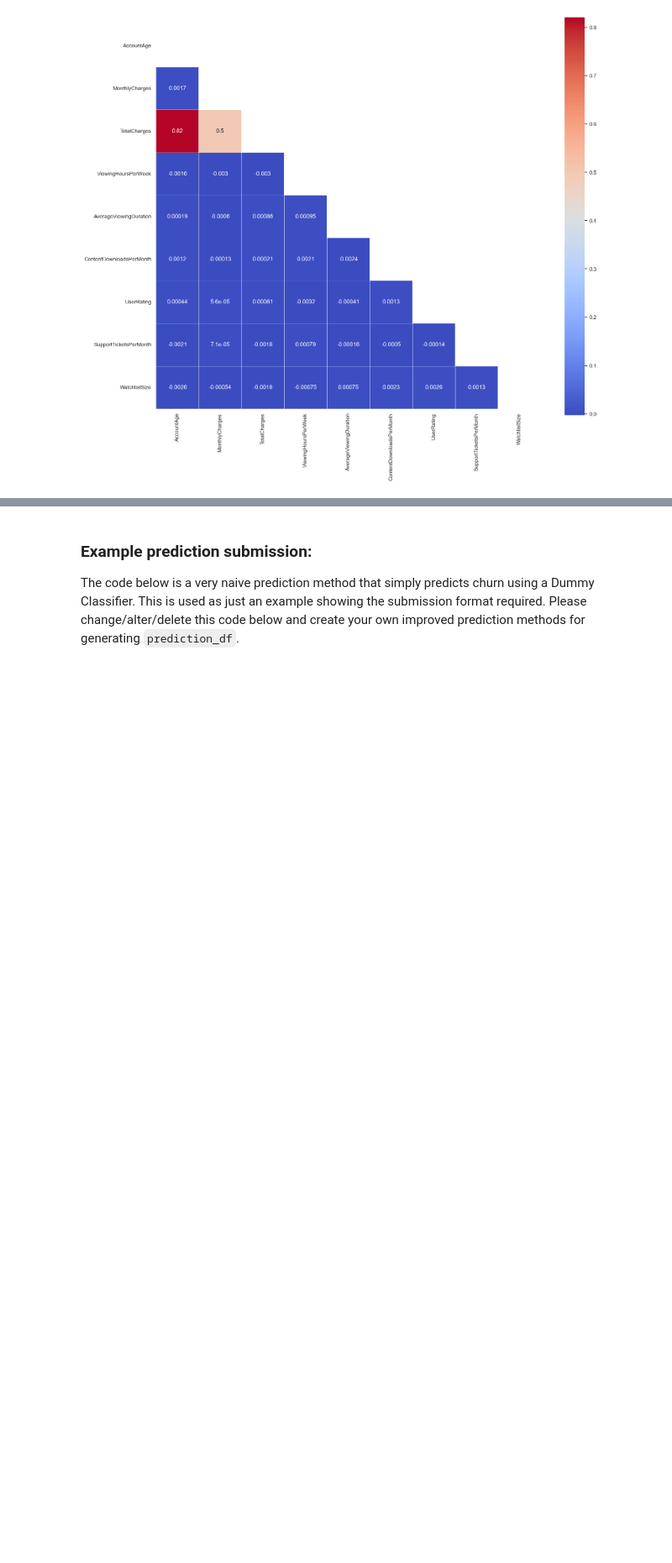
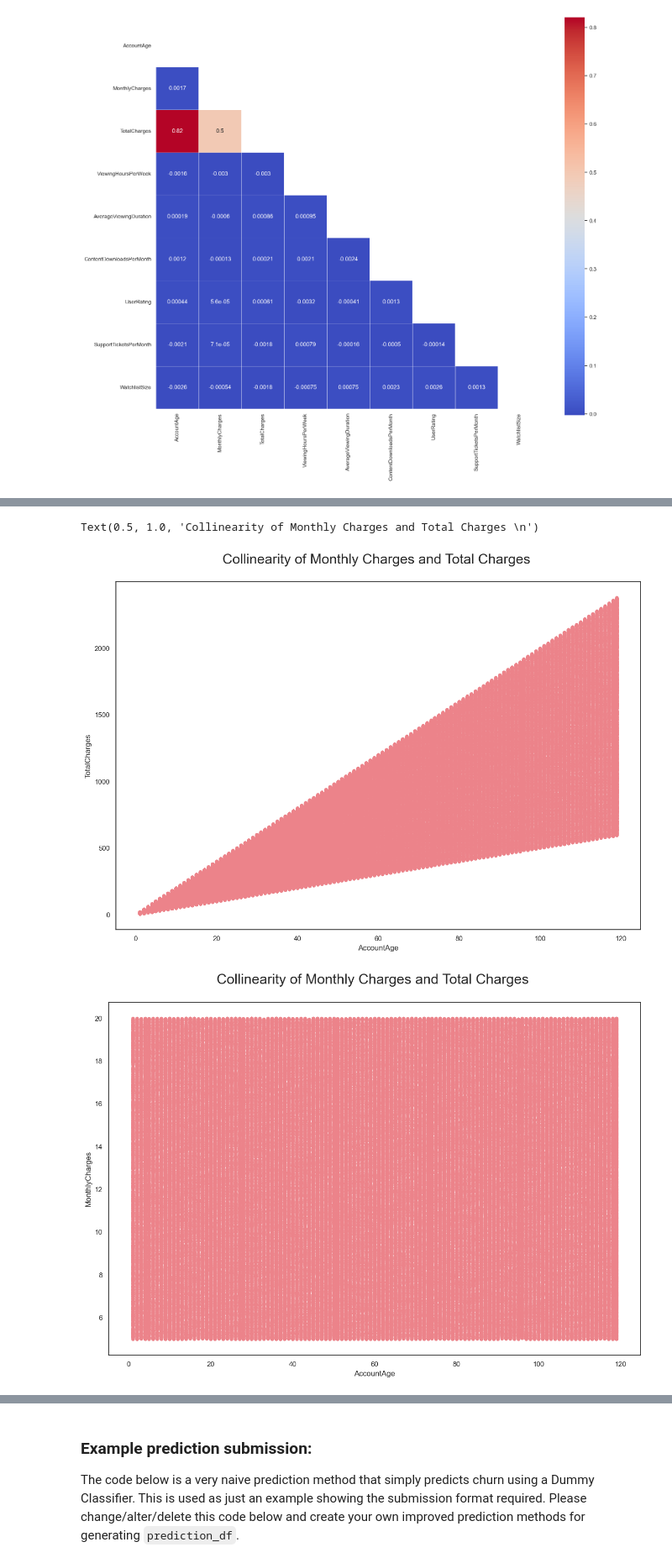
Before and after one commit to laksath/churn_prediction, a Jupyter notebook: ChurnPrediction.ipynb, the cells around one changed output, grey strips where cells are left out. Shown at 84% size. Cells and saved outputs as stored; diff of their text form; code cells hidden in the pictures; blank space fills up the shorter version.

```diff
--- a/ChurnPrediction.ipynb
+++ b/ChurnPrediction.ipynb
@@ -589,5 +620,3 @@ sns.heatmap(corr, annot=True, square=True, mask=mask, cmap='coolwarm', linewidth
 # %% [output]
 <Axes: >
 [figure]
-# %%
-train_df = pd.get_dummies(train_df, columns=categorical_columns.columns)
@@ -596,4 +622,0 @@ train_df
-# %%
-dataset = train_df.set_index('CustomerID')
-y_train = dataset["Churn"]
-X_train = dataset.drop(columns="Churn")
@@ -599,0 +645,16 @@ X_train = dataset.drop(columns="Churn")
+# %%
+train_df[['AccountAge', 'TotalCharges']].plot.scatter(figsize = (15, 10), x ='AccountAge',y='TotalCharges', color =  '#ec838a')
+plt.title('Collinearity of Monthly Charges and Total Charges \n',
+horizontalalignment="center", fontstyle = "normal", fontsize = "22", fontfamily = "sans-serif")
+
+train_df[['AccountAge', 'MonthlyCharges']].plot.scatter(figsize = (15, 10), x ='AccountAge',y='MonthlyCharges', color =  '#ec838a')
+plt.title('Collinearity of Monthly Charges and Total Charges \n',
+horizontalalignment="center", fontstyle = "normal", fontsize = "22", fontfamily = "sans-serif")
+
+train_df[['TotalCharges', 'MonthlyCharges']].plot.scatter(figsize = (15, 10), x ='MonthlyCharges',y='TotalCharges', color =  '#ec838a')
+plt.title('Collinearity of Monthly Charges and Total Charges \n',
+horizontalalignment="center", fontstyle = "normal", fontsize = "22", fontfamily = "sans-serif")
+# %% [output]
+Text(0.5, 1.0, 'Collinearity of Monthly Charges and Total Charges \n')
+[figure, added]
+[figure, added]
```
Also changed, not shown: parts of 13 cells of this notebook.
